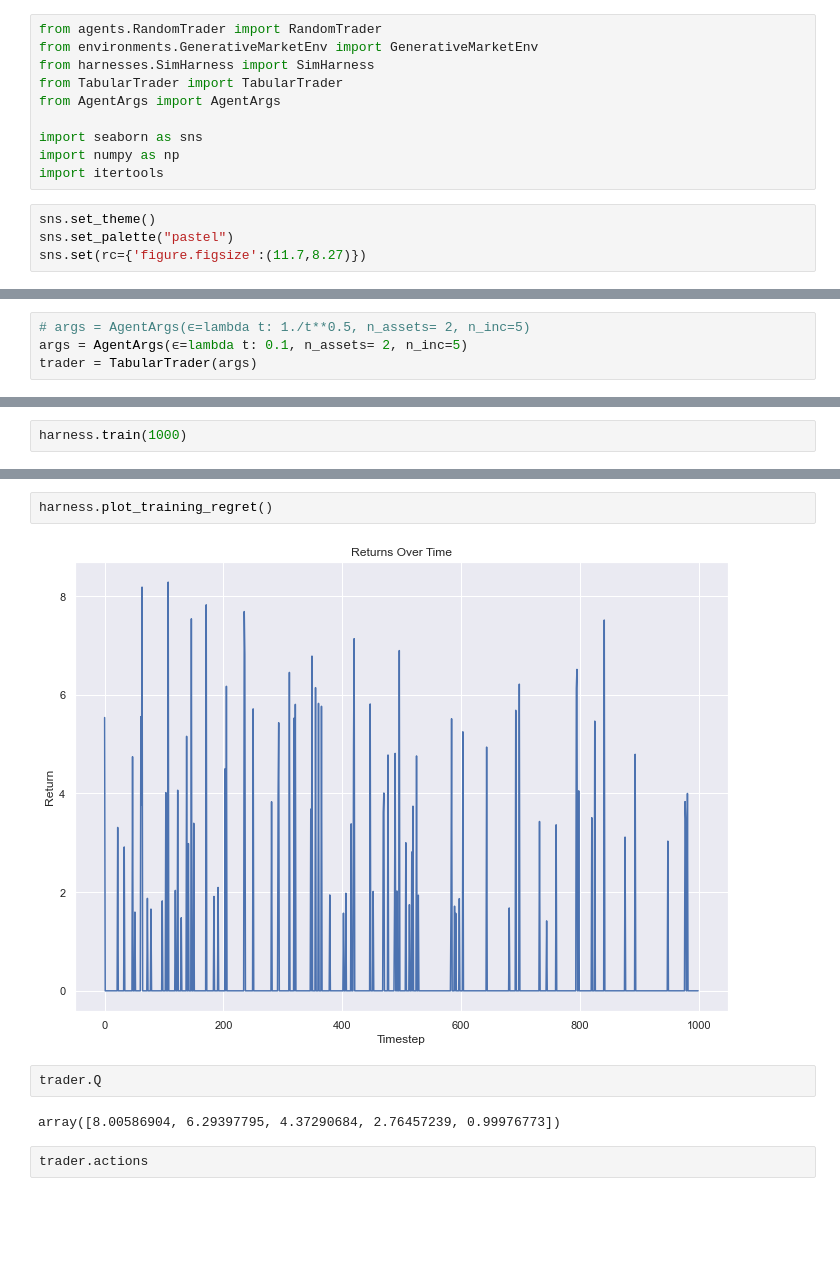
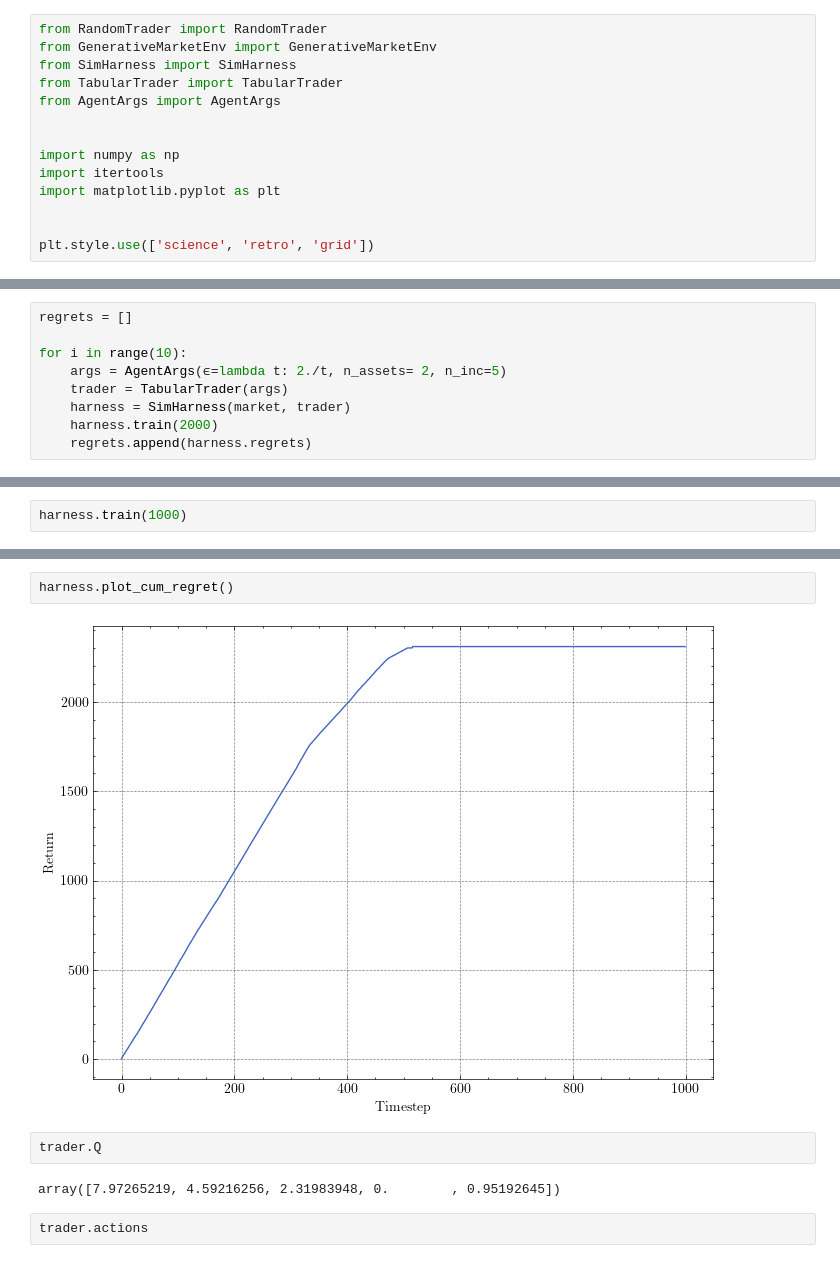
Before and after one commit to mjhoshea/portfolio-optimisation, a Jupyter notebook: notebooks/ch2/tabular_traders.ipynb, the cells around one changed output, grey strips where cells are left out. Saved outputs shown, nothing was run; the diff lists cells and outputs as text; blank space fills up the shorter version.

```diff
--- a/notebooks/ch2/tabular_traders.ipynb
+++ b/notebooks/ch2/tabular_traders.ipynb
@@ -14,17 +25,17 @@ sys.path.insert(8, os.path.abspath('../src/rl/agents/tabular/'))
 # %%
-from agents.RandomTrader import RandomTrader
-from environments.GenerativeMarketEnv import GenerativeMarketEnv
-from harnesses.SimHarness import SimHarness
+from RandomTrader import RandomTrader
+from GenerativeMarketEnv import GenerativeMarketEnv
+from SimHarness import SimHarness
 from TabularTrader import TabularTrader
 from AgentArgs import AgentArgs
 
-import seaborn as sns
+
 import numpy as np
 import itertools
+import matplotlib.pyplot as plt
+
+
+plt.style.use(['science', 'retro', 'grid'])
-# %%
-sns.set_theme()
-sns.set_palette("pastel")
-sns.set(rc={'figure.figsize':(11.7,8.27)})
 # %% [markdown]
 ## Calculating Weights
 # %%
@@ -95,7 +82,12 @@ plt.plot(np.arange(10), possibilities_stocks)
 μ = [1, 8]
 Σ = [[0.2, 0], [0, 0.4]]
 market = GenerativeMarketEnv(μ, Σ)
-# %%
-# args = AgentArgs(ϵ=lambda t: 1./t**0.5, n_assets= 2, n_inc=5)
-args = AgentArgs(ϵ=lambda t: 0.1, n_assets= 2, n_inc=5)
-trader = TabularTrader(args)
+# %%
+regrets = []
+
+for i in range(10):
+    args = AgentArgs(ϵ=lambda t: 2./t, n_assets= 2, n_inc=5)
+    trader = TabularTrader(args)
+    harness = SimHarness(market, trader)
+    harness.train(2000)
+    regrets.append(harness.regrets)
@@ -115,11 +124,11 @@ harness.plot_training_regret()
 # %%
-harness.plot_training_regret()
+harness.plot_cum_regret()
 # %% [output]
-[figure, old version]
+[figure, new version]
 # %%
 trader.Q
 # %% [output]
-array([8.00586904, 6.29397795, 4.37290684, 2.76457239, 0.99976773])
+array([7.97265219, 4.59216256, 2.31983948, 0.        , 0.95192645])
 # %%
 trader.actions
 # %% [output]
```
Also changed, not shown: parts of 21 cells of this notebook, 47 other files.
